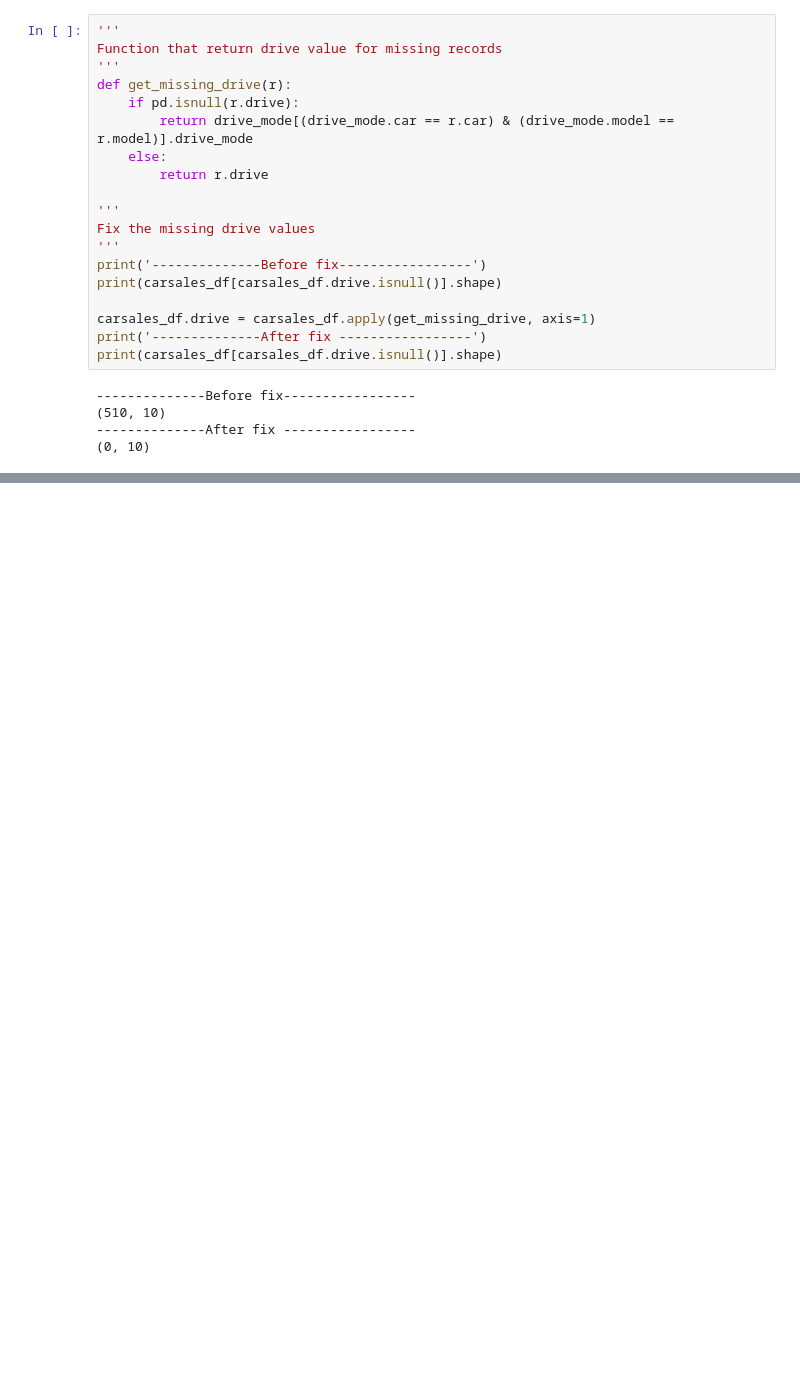
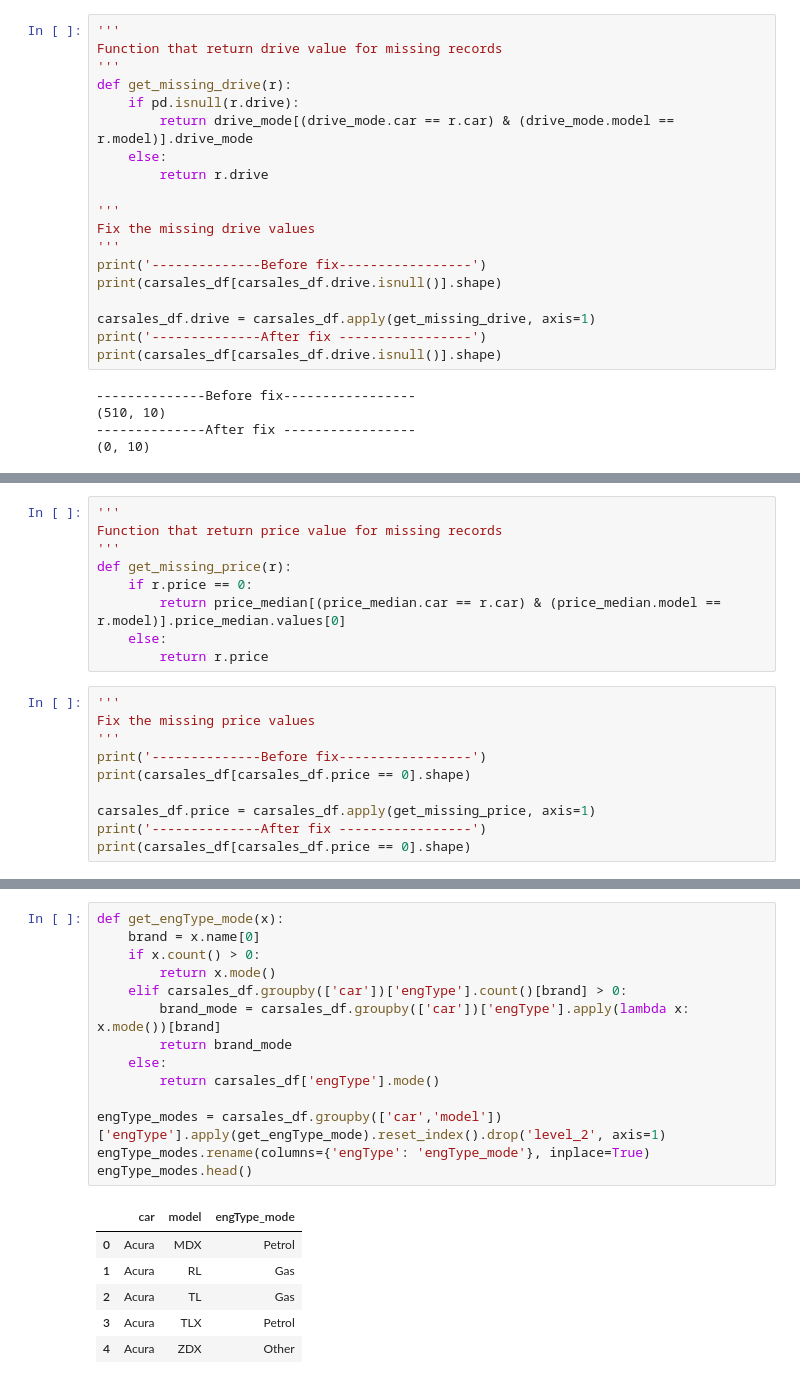
Before and after one commit to yoganandaraol/EDA_CarSales, a Jupyter notebook: EDA_CarSales_Project.ipynb, the cells around one changed output, grey strips where cells are left out. Cells and saved outputs as stored; diff of their text form; blank space fills up the shorter version.

```diff
--- a/EDA_CarSales_Project.ipynb
+++ b/EDA_CarSales_Project.ipynb
@@ -398,0 +485,19 @@ print(carsales_df[carsales_df.drive.isnull()].shape)
+# %%
+'''
+Function that return price value for missing records
+'''
+def get_missing_price(r):
+    if r.price == 0:
+        return price_median[(price_median.car == r.car) & (price_median.model == r.model)].price_median.values[0]
+    else:
+        return r.price
+# %%
+'''
+Fix the missing price values
+'''
+print('--------------Before fix-----------------')
+print(carsales_df[carsales_df.price == 0].shape)
+
+carsales_df.price = carsales_df.apply(get_missing_price, axis=1)
+print('--------------After fix -----------------')
+print(carsales_df[carsales_df.price == 0].shape)
@@ -398,0 +529,21 @@ print(carsales_df[carsales_df.drive.isnull()].shape)
+# %%
+def get_engType_mode(x):
+    brand = x.name[0]
+    if x.count() > 0:
+        return x.mode()
+    elif carsales_df.groupby(['car'])['engType'].count()[brand] > 0:
+        brand_mode = carsales_df.groupby(['car'])['engType'].apply(lambda x: x.mode())[brand]
+        return brand_mode
+    else:
+        return carsales_df['engType'].mode()
+
+engType_modes = carsales_df.groupby(['car','model'])['engType'].apply(get_engType_mode).reset_index().drop('level_2', axis=1)
+engType_modes.rename(columns={'engType': 'engType_mode'}, inplace=True)
+engType_modes.head()
+# %% [output]
+|  | car | model | engType_mode |
+| 0 | Acura | MDX | Petrol |
+| 1 | Acura | RL | Gas |
+| 2 | Acura | TL | Gas |
+| 3 | Acura | TLX | Petrol |
+| 4 | Acura | ZDX | Other |
```
Also changed, not shown: parts of 11 cells of this notebook, 3 other files.
